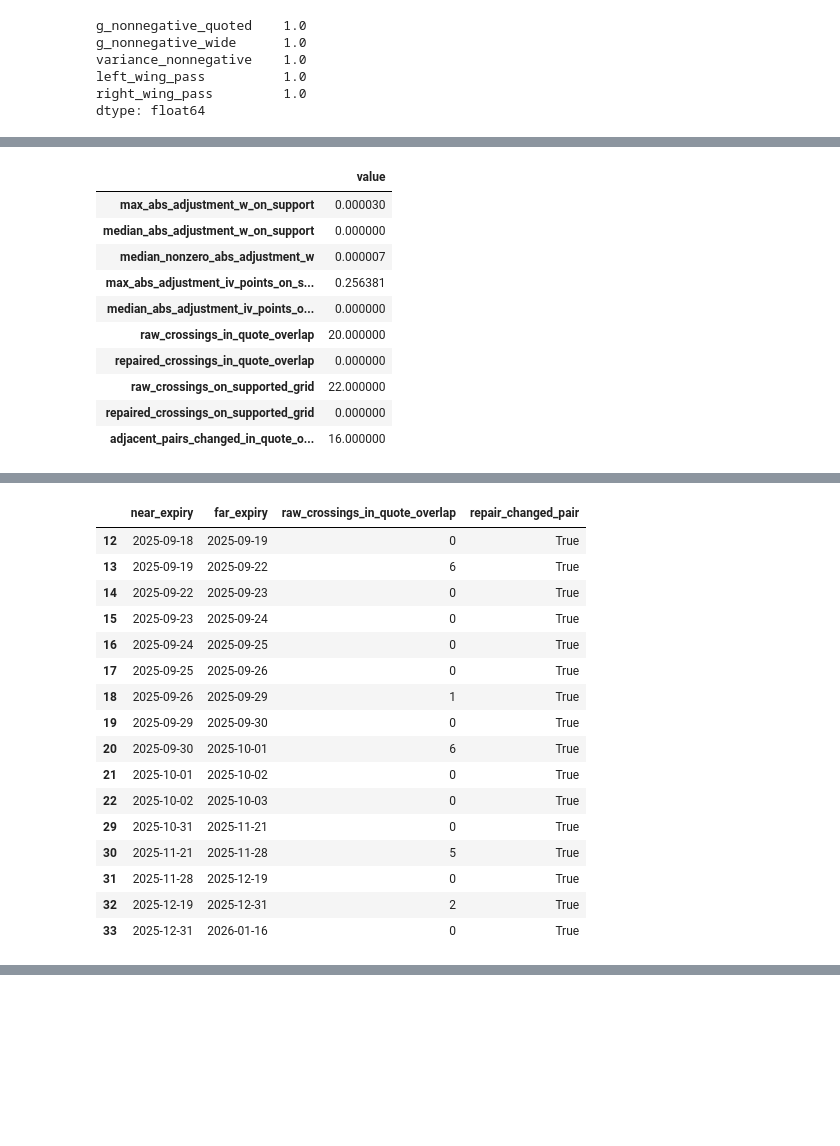
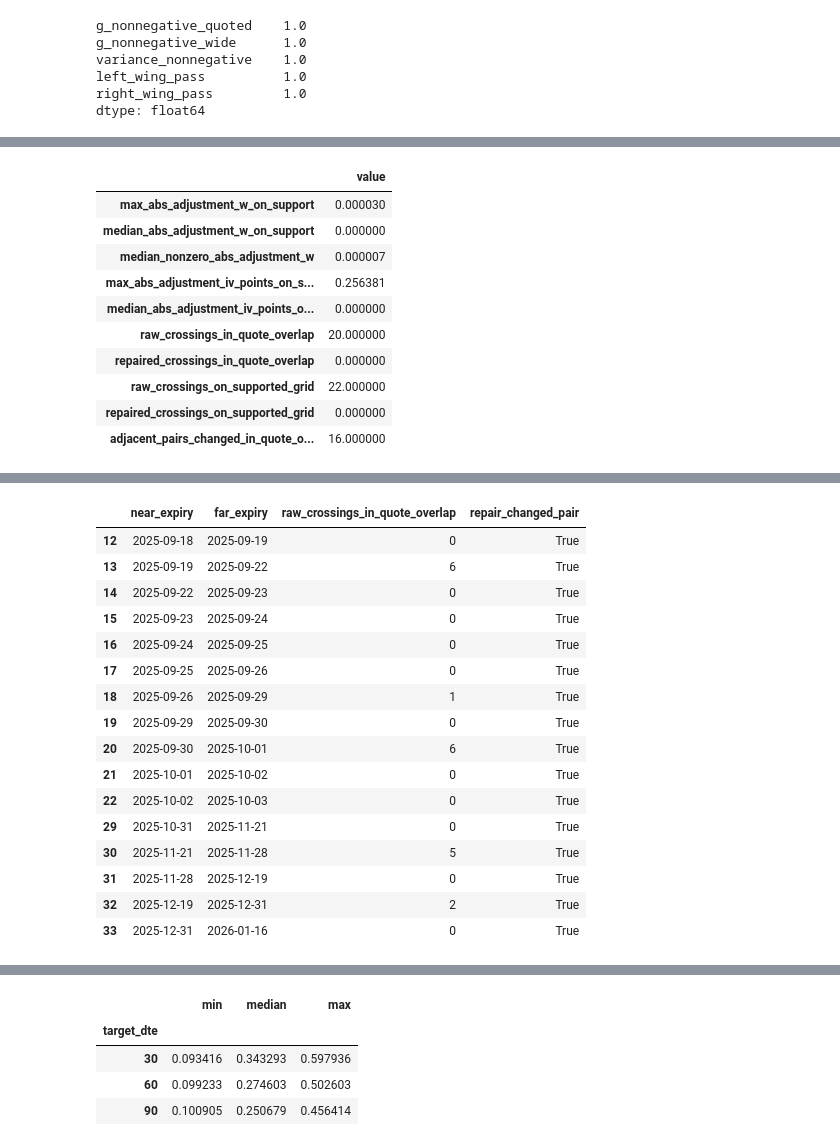
Before and after one commit to MMillward2012/Volatility-Forecasting-and-Options-Trading, a Jupyter notebook: notebooks/raw_svi_diagnostics.ipynb, the cells around one changed output, grey strips where cells are left out. Saved outputs shown, nothing was run; the diff lists cells and outputs as text; code cells hidden in the pictures; blank space fills up the shorter version.

Commit message:
Flag unreliable target tenor smiles

```diff
--- a/notebooks/raw_svi_diagnostics.ipynb
+++ b/notebooks/raw_svi_diagnostics.ipynb
@@ -425,59 +427,48 @@ maturity_adjustments = pd.DataFrame(maturity_adjustments)
 display(maturity_adjustments.assign(expiry_date=maturity_adjustments['expiry_date'].dt.strftime('%Y-%m-%d')).round(7))
 display(calendar.loc[calendar['repair_changed_pair'], ['near_expiry', 'far_expiry', 'raw_crossings_in_quote_overlap', 'repair_changed_pair']])
 
+evaluated_butterfly_rows = [
+    check_surface_quality(tau, surface_grid)
+    for tau in np.unique(np.r_[maturities, np.array([30, 60, 90]) / 365])
+]
+evaluated_butterfly = pd.DataFrame(evaluated_butterfly_rows)
+evaluated_butterfly.insert(0, 'days_to_expiry', evaluated_butterfly['time_to_expiry'] * 365)
+display(evaluated_butterfly.round(8))
+print('Evaluated smiles with sampled convexity violations:', int(evaluated_butterfly['convexity_violations'].gt(0).sum()))
+
+skew_k_range = None
+target_quality = pd.DataFrame([
+    {
+        'quote_date': panel['quote_date'].iloc[0],
+        'target_dte': target_dte,
+        **check_surface_quality(target_dte / 365, surface_grid, k_range=skew_k_range),
+    }
+    for target_dte in [30, 60, 90]
+])
+display(target_quality[['quote_date', 'target_dte', 'use_for_skew', 'failure_reason', 'k_min', 'k_max']])
+print('Target tenors flagged for inspection:', int((~target_quality['use_for_skew']).sum()))
+
 target_smiles = []
-for target_dte in [30, 60, 90]:
-    target_tau = target_dte / 365
-    if target_tau < maturities[0] or target_tau > maturities[-1]:
+for quality in target_quality.to_dict('records'):
+    if quality['n_test_strikes'] == 0:
         continue
-    right_index = np.searchsorted(maturities, target_tau)
-    left_index = right_index if maturities[right_index] == target_tau else right_index - 1
-    target_support = surface_grid['support_mask'][left_index] & surface_grid['support_mask'][right_index]
-    target_k = calendar_k_grid[target_support]
-    evaluated = evaluate_surface(target_k, target_tau, surface_grid)
+    inside = (calendar_k_grid >= quality['k_min']) & (calendar_k_grid <= quality['k_max'])
+    target_k = np.unique(np.r_[quality['k_min'], calendar_k_grid[inside], quality['k_max']])
+    evaluated = evaluate_surface(target_k, quality['time_to_expiry'], surface_grid)
     target_smiles.append(pd.DataFrame({
-        'target_dte': target_dte, 'log_moneyness': target_k,
+        'quote_date': quality['quote_date'],
+        'target_dte': quality['target_dte'],
+        'log_moneyness': target_k,
         'total_variance': evaluated['total_variance'],
         'implied_volatility': evaluated['implied_volatility'],
+        'use_for_skew': quality['use_for_skew'],
+        'failure_reason': quality['failure_reason'],
     }))
-interpolated_smiles = pd.concat(target_smiles, ignore_index=True)
-display(interpolated_smiles.groupby('target_dte')[['implied_volatility']].agg(['min', 'median', 'max']).round(6))
-
-evaluated_butterfly_rows = []
-check_maturities = np.unique(np.r_[maturities, np.array([30, 60, 90]) / 365])
-for tau in check_maturities:
-    if tau < maturities[0] or tau > maturities[-1]:
-        continue
-    right_index = np.searchsorted(maturities, tau)
-    left_index = right_index if maturities[right_index] == tau else right_index - 1
-    supported = quote_coverage[left_index] & quote_coverage[right_index]
-    k_supported = calendar_k_grid[supported]
-    if len(k_supported) < 2:
-        evaluated_butterfly_rows.append({'days_to_expiry': tau * 365, 'status': 'insufficient support'})
-        continue
-    strike_nodes = np.exp(k_supported)
-    knot_step = 0.001 * np.min(np.diff(strike_nodes))
-    strikes = np.unique(np.concatenate([
-        *[np.linspace(left, right, 21) for left, right in zip(strike_nodes[:-1], strike_nodes[1:])],
-        strike_nodes[1:-1] - knot_step, strike_nodes[1:-1] + knot_step,
-    ]))
-    test_k = np.unique(np.clip(np.log(strikes), k_supported[0], k_supported[-1]))
-    strikes = np.exp(test_k)
-    evaluated = evaluate_surface(test_k, tau, surface_grid)
-    calls = black_scholes_call_price(1.0, strikes, 1.0, tau, evaluated['implied_volatility'])
-    call_slopes = np.diff(calls) / np.diff(strikes)
-    slope_changes = np.diff(call_slopes)
-    evaluated_butterfly_rows.append({
-        'days_to_expiry': tau * 365,
-        'status': 'checked',
-        'n_test_strikes': len(strikes),
-        'call_slopes_in_bounds': bool(((call_slopes >= -1 - 1e-8) & (call_slopes <= 1e-8)).all()),
-        'minimum_slope_change': float(slope_changes.min()),
-        'convexity_violations': int((slope_changes < -1e-8).sum()),
-    })
-evaluated_butterfly = pd.DataFrame(evaluated_butterfly_rows)
-display(evaluated_butterfly.round(8))
-print('Evaluated smiles with sampled convexity violations:', int(evaluated_butterfly['convexity_violations'].gt(0).sum()))
+interpolated_smiles = pd.concat(target_smiles, ignore_index=True) if target_smiles else pd.DataFrame(
+    columns=['quote_date', 'target_dte', 'log_moneyness', 'total_variance', 'implied_volatility', 'use_for_skew', 'failure_reason']
+)
+usable_target_smiles = interpolated_smiles.loc[interpolated_smiles['use_for_skew'].eq(True)].copy()
+display(usable_target_smiles.groupby('target_dte')['implied_volatility'].agg(['min', 'median', 'max']).round(6))
 # %% [output]
 |  | near_expiry | near_dte | far_expiry | far_dte | raw_crossings_in_quote_overlap | repaired_crossings_in_quote_overlap | ... |
 | 0 | 2025-09-02 | 4 | 2025-09-03 | 5 | 0 | 0 | ... |
@@ -567,0 +558,5 @@ Evaluated smiles with sampled convexity violations: 15
+|  | min | median | max |
+| target_dte |  |  |  |
+| 30 | 0.093416 | 0.343293 | 0.597936 |
+| 60 | 0.099233 | 0.274603 | 0.502603 |
+| 90 | 0.100905 | 0.250679 | 0.456414 |
```
Also changed, not shown: parts of 3 cells of this notebook, 3 other files.
